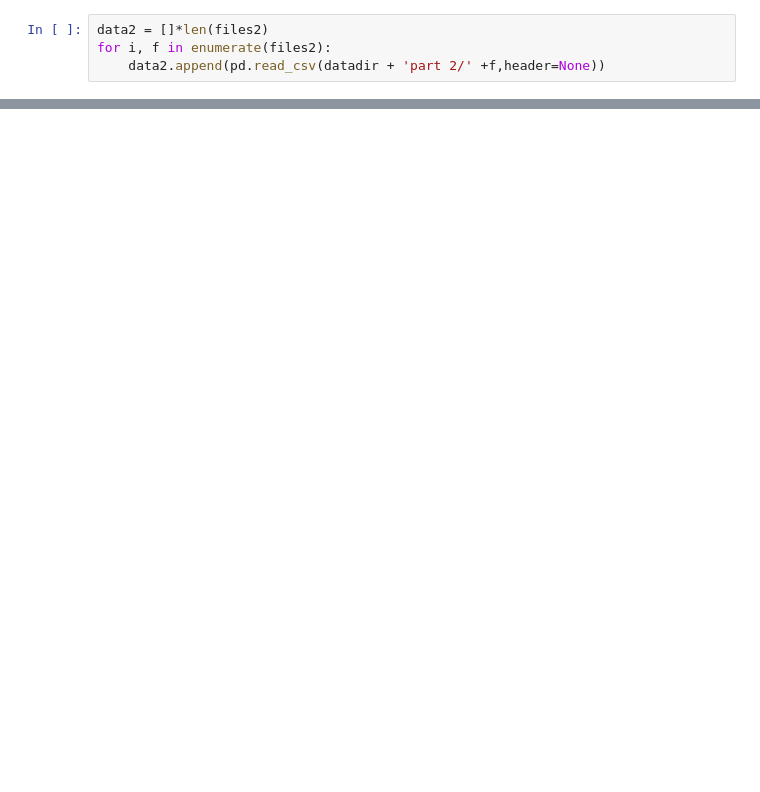
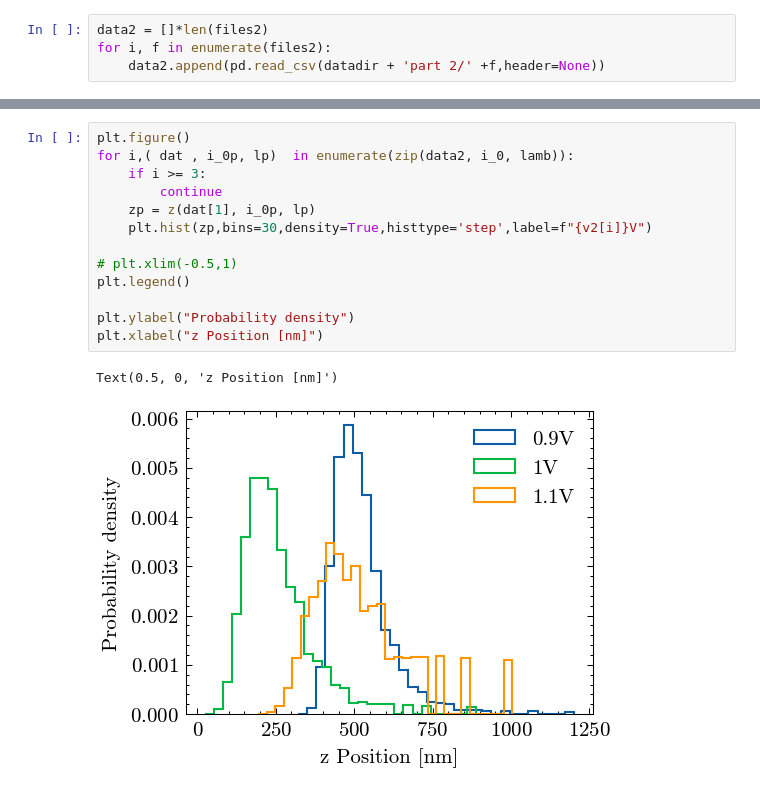
Before and after one commit to emhl/FP2, a Jupyter notebook: evaneszenz.ipynb, the cells around one changed output, grey strips where cells are left out. Cells and saved outputs as stored; diff of their text form; blank space fills up the shorter version.

```diff
--- a/evaneszenz.ipynb
+++ b/evaneszenz.ipynb
@@ -73,0 +110,16 @@ plt.legend()
+# %%
+plt.figure()
+for i,( dat , i_0p, lp)  in enumerate(zip(data2, i_0, lamb)):
+    if i >= 3:
+        continue
+    zp = z(dat[1], i_0p, lp)
+    plt.hist(zp,bins=30,density=True,histtype='step',label=f"{v2[i]}V")
+
+# plt.xlim(-0.5,1)
+plt.legend()
+
+plt.ylabel("Probability density")
+plt.xlabel("z Position [nm]")
+# %% [output]
+Text(0.5, 0, 'z Position [nm]')
+[figure, added]
```
Also changed, not shown: parts of 6 cells of this notebook, 2 other files.
